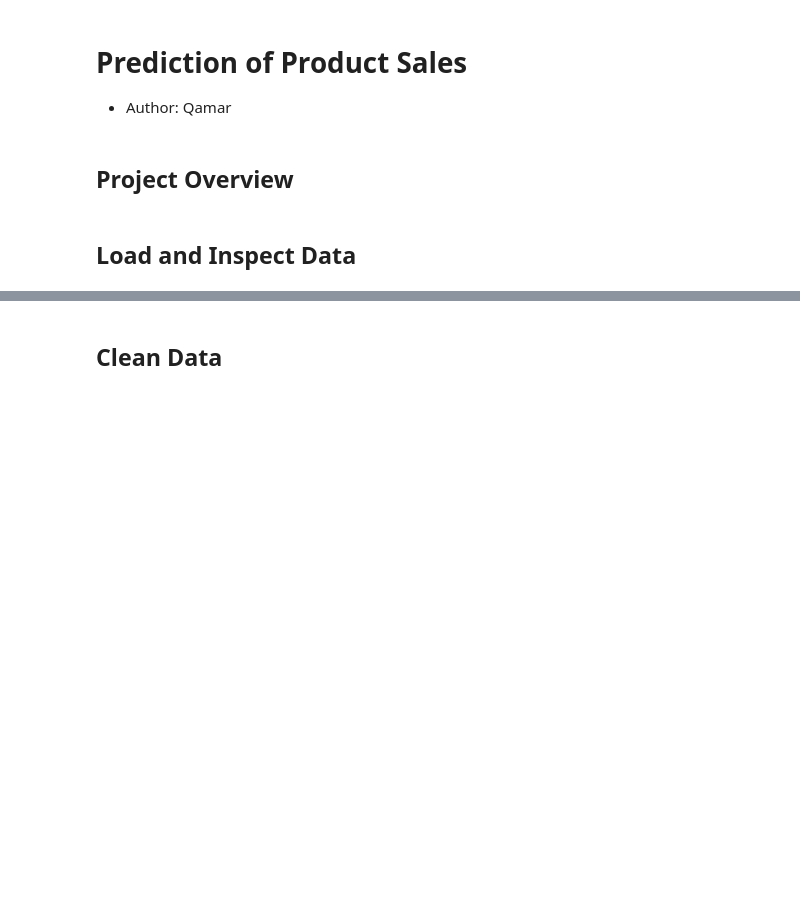
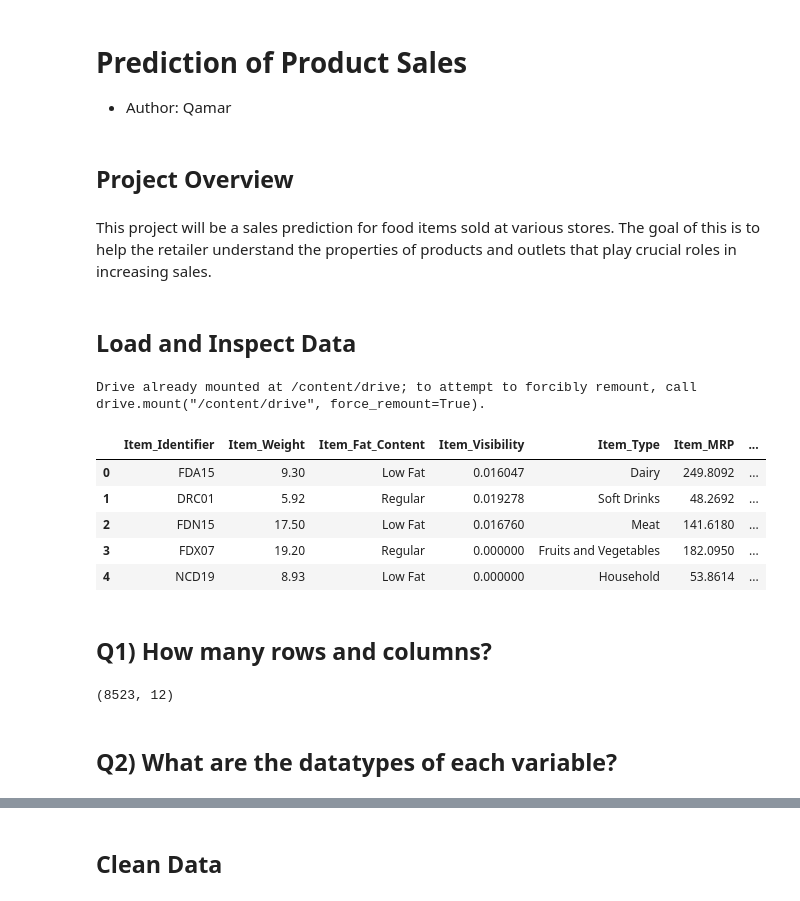
Before and after one commit to QamarSabra/Prediction-of-Product-Sales, a Jupyter notebook: Prediction_of_Product_Sales.ipynb, the cells around one changed output, grey strips where cells are left out. Cells and saved outputs as stored; diff of their text form; code cells hidden in the pictures; blank space fills up the shorter version.

```diff
--- a/Prediction_of_Product_Sales.ipynb
+++ b/Prediction_of_Product_Sales.ipynb
@@ -5,5 +5,38 @@
 - Author: Qamar
 # %% [markdown]
 ## Project Overview
+# %% [markdown]
+This project will be a sales prediction for food items sold at various stores. The goal of this is to help the retailer understand the properties of products and outlets that play crucial roles in increasing sales.
 # %% [markdown]
 ## Load and Inspect Data
+# %%
+from google.colab import drive
+drive.mount('/content/drive')
+# %% [output]
+Drive already mounted at /content/drive; to attempt to forcibly remount, call drive.mount("/content/drive", force_remount=True).
+# %%
+import pandas as pd
+from statistics import mode
+
+# Qamar path
+# fpath = '/content/drive/MyDrive/sales_predictions_2023.csv'
+
+# Fooz path
+fpath = '/content/drive/MyDrive/Colab Notebooks/Projects/sales_predictions_2023.csv'
+df_sales = pd.read_csv(fpath)
+df_sales.head()
+# %% [output]
+|  | Item_Identifier | Item_Weight | Item_Fat_Content | Item_Visibility | Item_Type | Item_MRP | ... |
+| 0 | FDA15 | 9.30 | Low Fat | 0.016047 | Dairy | 249.8092 | ... |
+| 1 | DRC01 | 5.92 | Regular | 0.019278 | Soft Drinks | 48.2692 | ... |
+| 2 | FDN15 | 17.50 | Low Fat | 0.016760 | Meat | 141.6180 | ... |
+| 3 | FDX07 | 19.20 | Regular | 0.000000 | Fruits and Vegetables | 182.0950 | ... |
+| 4 | NCD19 | 8.93 | Low Fat | 0.000000 | Household | 53.8614 | ... |
+# %% [markdown]
+## Q1) How many rows and columns?
+# %%
+df_sales.shape
+# %% [output]
+(8523, 12)
+# %% [markdown]
+## Q2) What are the datatypes of each variable?
```
Also changed, not shown: parts of 26 cells of this notebook.
